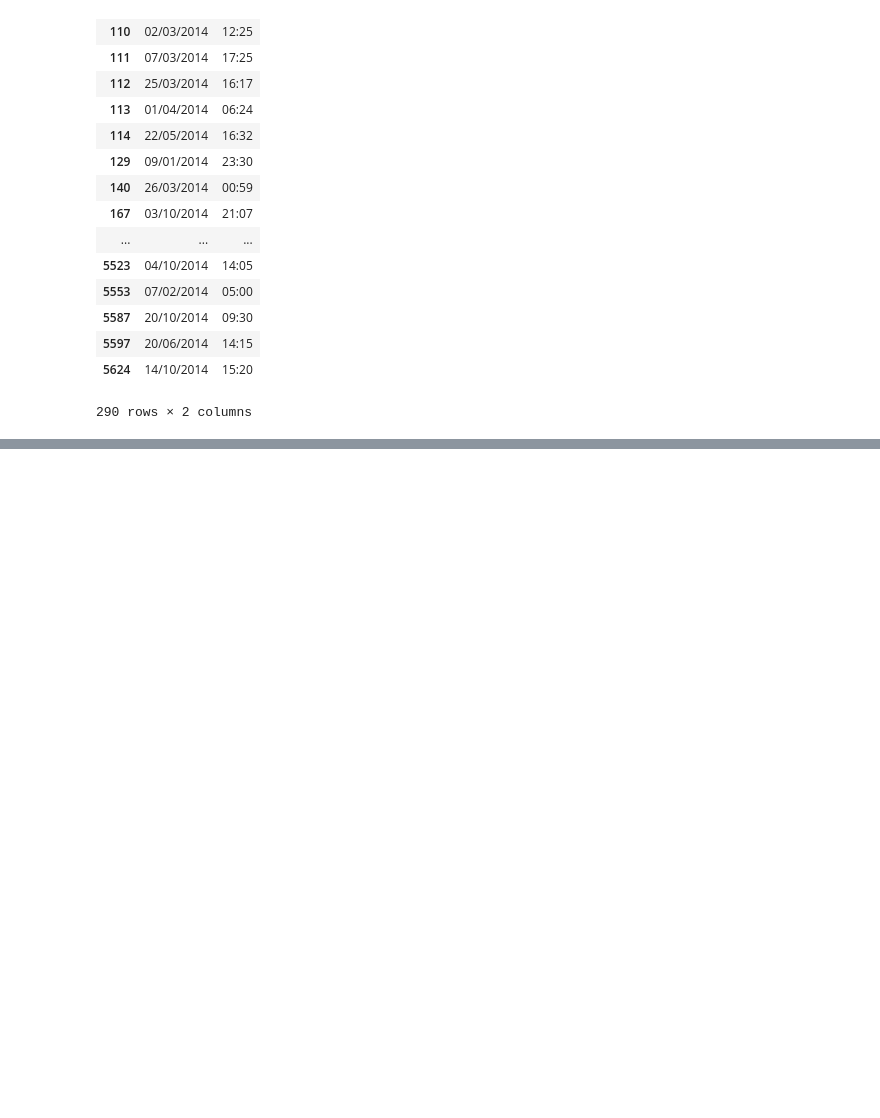
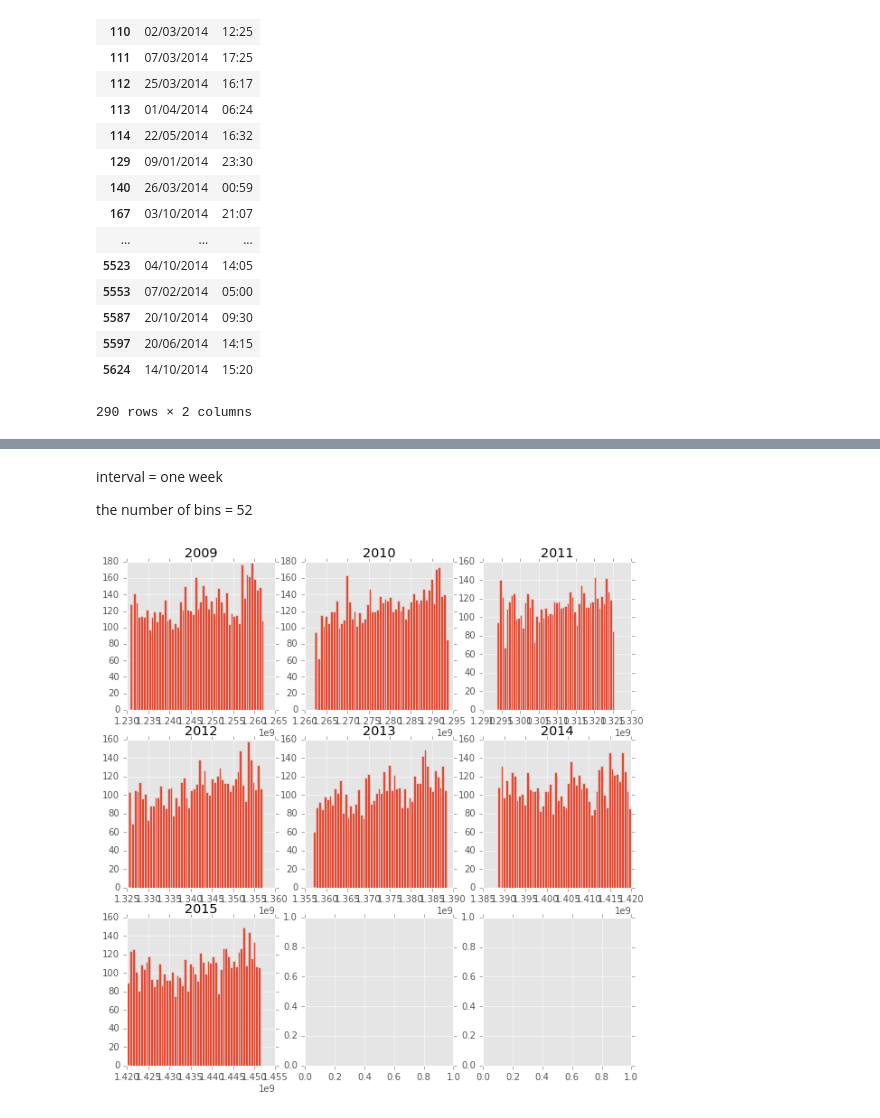
Before and after one commit to evxu/road-safety-project, a Jupyter notebook: Data_Exploration_3.ipynb, the cells around one changed output, grey strips where cells are left out. Saved outputs shown, nothing was run; the diff lists cells and outputs as text; code cells hidden in the pictures; blank space fills up the shorter version.

```diff
--- a/Data_Exploration_3.ipynb
+++ b/Data_Exploration_3.ipynb
@@ -642,0 +684,24 @@ df[['Date', 'Time']]
+# %% [markdown]
+interval = one week
+
+the number of bins = 52
+# %%
+import time
+years = ['2009', '2010', '2011', '2012', '2013', '2014', '2015']
+nfig = 0
+fig, axes = plt.subplots(nrows=3, ncols=3)
+for year in years:
+    df = pd.read_csv('data2/Accidents_' + year + '.csv',low_memory=False)
+    date = df['Date'].values
+    n = len(date)
+    month = pd.Series([0]*n)
+    i = 0
+    for d in date:
+        timeArray = time.strptime(d, "%d/%m/%Y")
+        month[i] = int(time.mktime(timeArray))
+        i+=1
+    month.hist(bins = 52, ax=axes[int(nfig/3), nfig%3], figsize = (10,10))
+    axes[int(nfig/3), nfig%3].set_title(year);
+    nfig+=1
+# %% [output]
+[figure, added]
```
Also changed, not shown: parts of 16 cells of this notebook.
